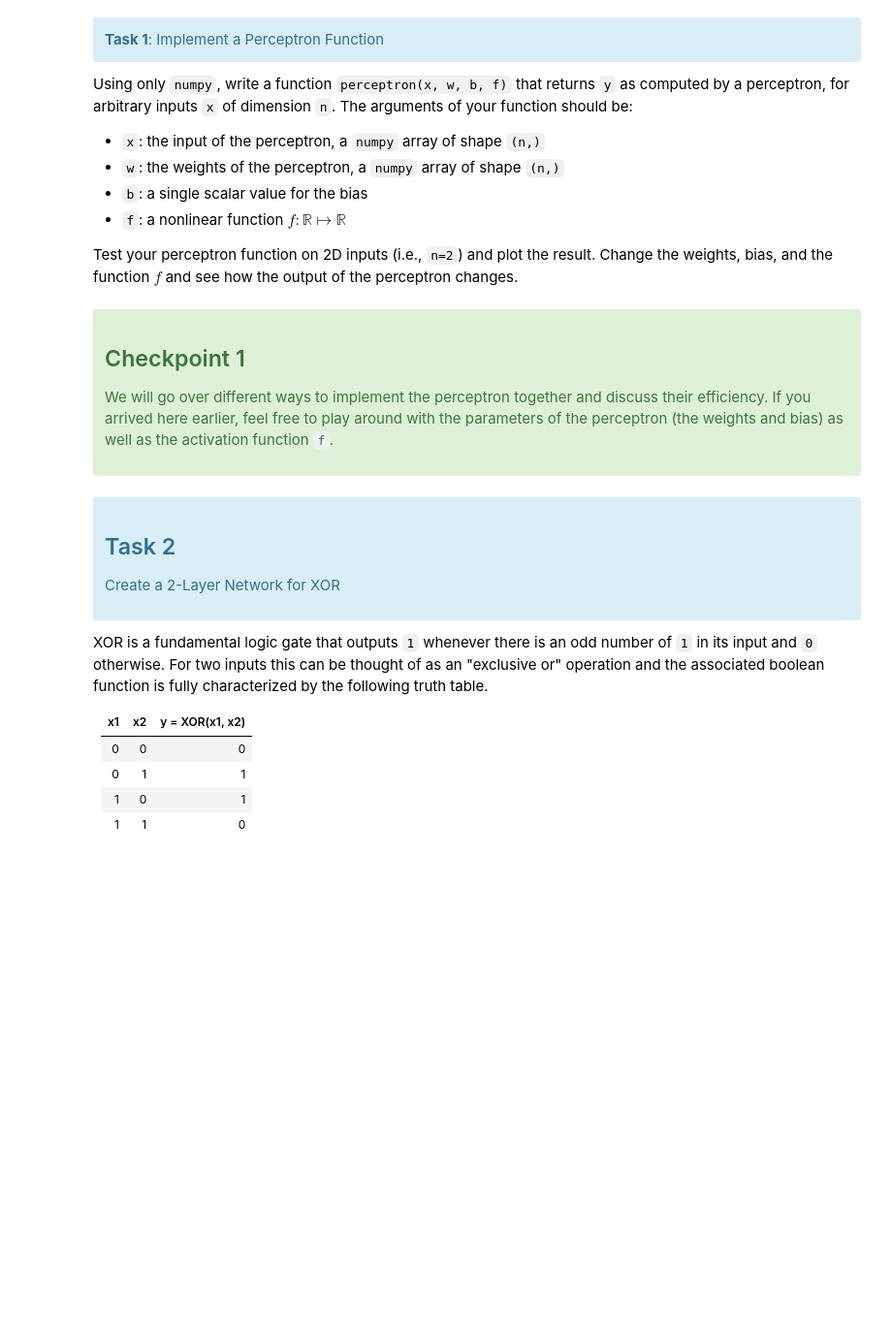
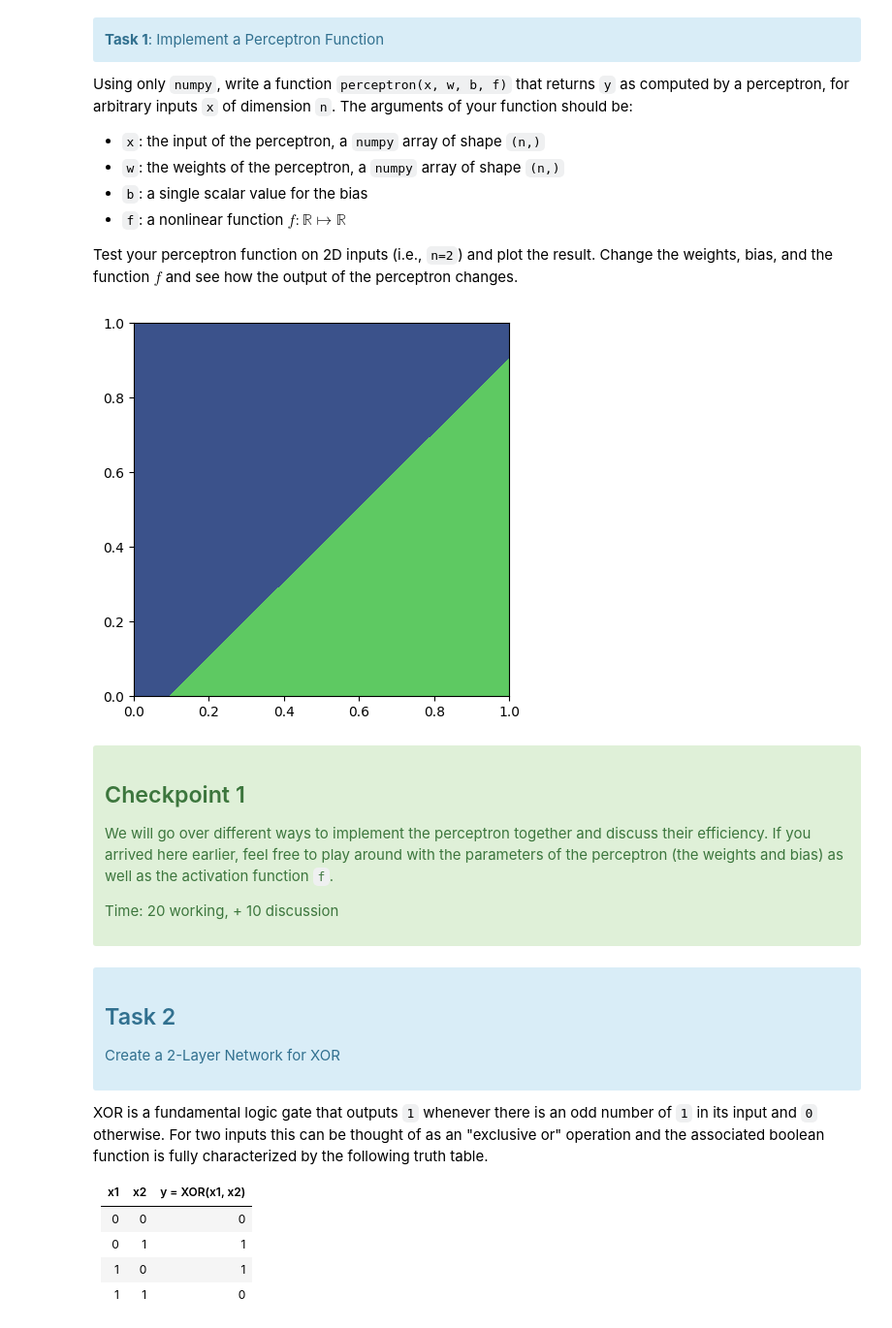
Before and after one commit to ai-mbl/intro_dl, a Jupyter notebook: solution.ipynb, the cells around one changed output. Shown at 97% size. Cells and saved outputs as stored; diff of their text form; code cells hidden in the pictures; blank space fills up the shorter version.

```diff
--- a/solution.ipynb
+++ b/solution.ipynb
@@ -45,6 +45,10 @@ Using only `numpy`, write a function `perceptron(x, w, b, f)` that returns `y` a
 * `f`: a nonlinear function $f: \mathbb{R}\mapsto\mathbb{R}$
 
 Test your perceptron function on 2D inputs (i.e., `n=2`) and plot the result. Change the weights, bias, and the function $f$ and see how the output of the perceptron changes.
+# %%
+def non_linearity(a):
+    ''' Impliment your nonlinear function here '''
+    return a > 0
 # %%
 def perceptron(x, w, b, f):
     '''Implement your solution here.'''
@@ -53,32 +57,35 @@ def perceptron(x, w, b, f):
 # %%
 def plot_perceptron(w, b, f):
 
     num_samples = 100
     domain_x1 = (0.0, 1.0)
     domain_x2 = (0.0, 1.0)
 
     domain = np.meshgrid(
         np.linspace(*domain_x1, num_samples),
         np.linspace(*domain_x2, num_samples)
     )
     xs = np.array([domain[0].flatten(), domain[1].flatten()]).T
 
     values = np.array([
         perceptron(x, w, b, f)
         for x in xs
     ])
 
     plt.contourf(domain[0], domain[1], values.reshape(num_samples, num_samples))
 
 # the following should show a linear classifier that is True (shown as green)
 # for values below a line starting at (0.1, 0) through (1.0, 0.9)
-plot_perceptron(w=[1.0, -1.0], b=-0.1, f=lambda a: a > 0)
+plot_perceptron(w=[1.0, -1.0], b=-0.1, f=non_linearity)
+# %% [output]
+[figure, added]
 # %% [markdown]
 <div class="alert alert-block alert-success">
 <h2> Checkpoint 1 </h2>
 
 We will go over different ways to implement the perceptron together and discuss their efficiency. If you arrived here earlier, feel free to play around with the parameters of the perceptron (the weights and bias) as well as the activation function `f`.
 
+Time: 20 working, + 10 discussion
 </div>
 # %% [markdown]
 <div class="alert alert-block alert-info">
```
Also changed, not shown: parts of 5 cells of this notebook.
